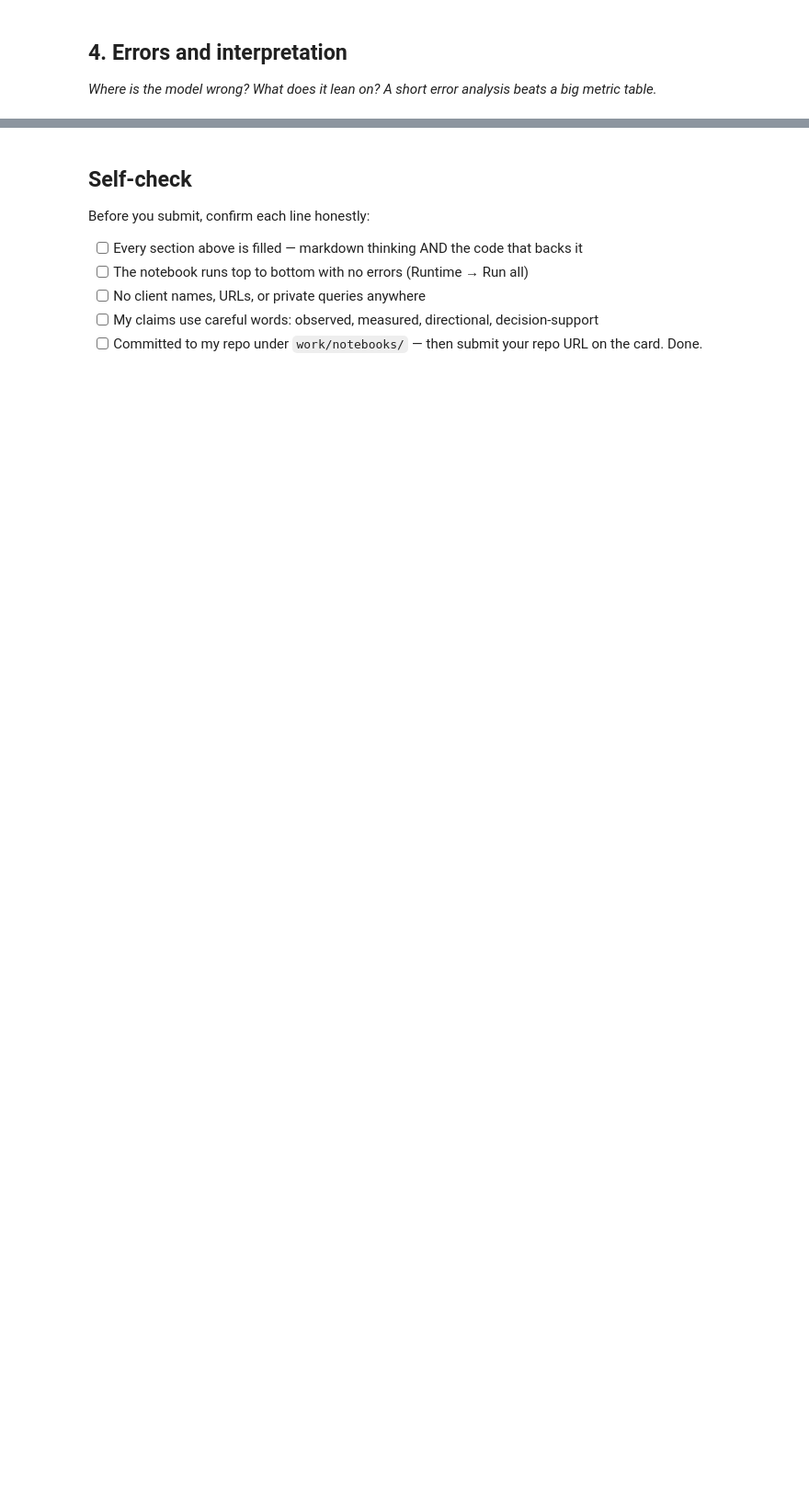
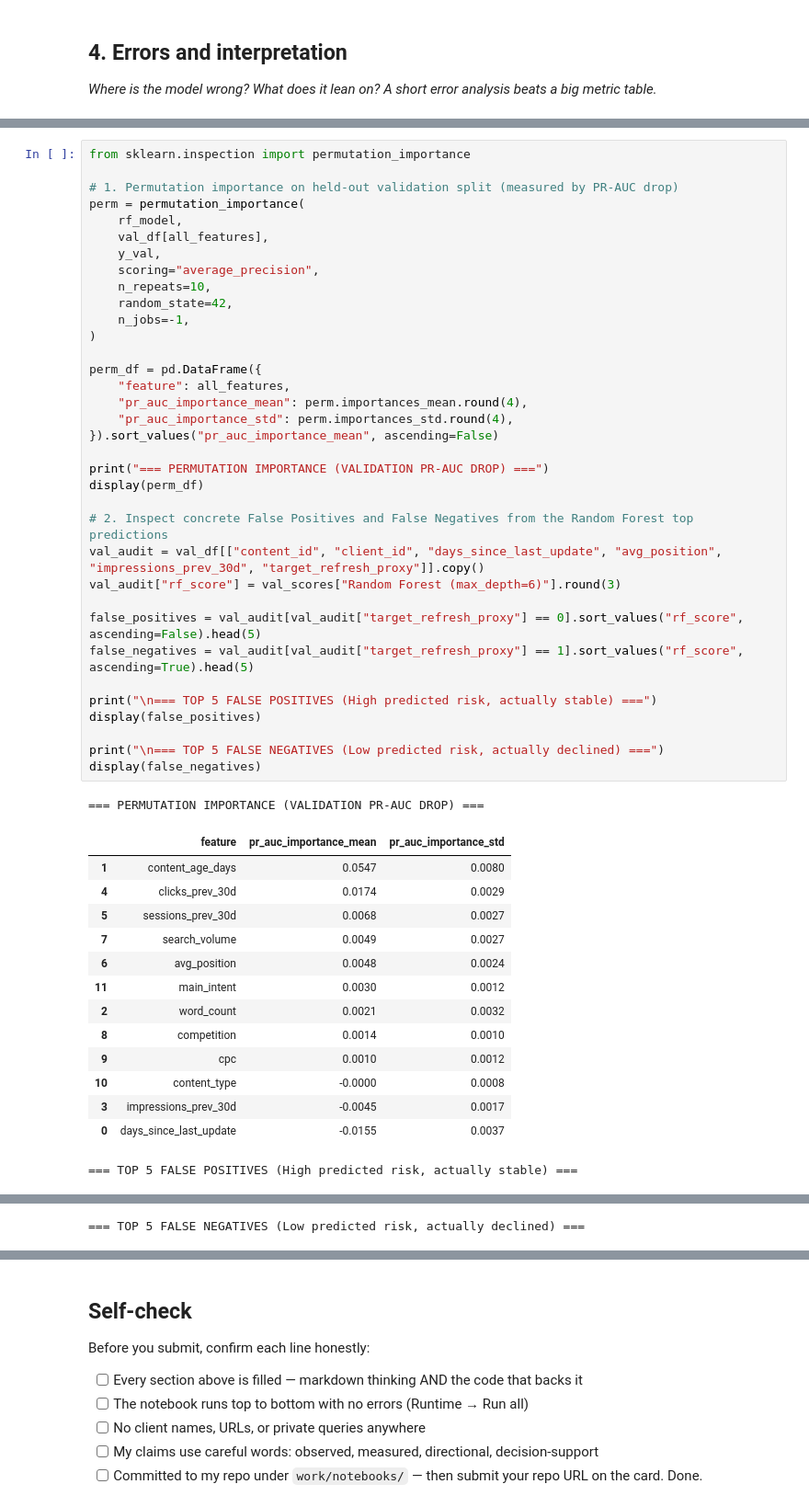
Before and after one commit to lakshmitejaswiniparuchuri/flyrank-ml-internship, a Jupyter notebook: work/notebooks/w05_model.ipynb, the cells around one changed output, grey strips where cells are left out. Shown at 92% size. Saved outputs shown, nothing was run; the diff lists cells and outputs as text; blank space fills up the shorter version.

Commit message:
Complete Week 5 honest model vs baseline comparison

```diff
--- a/work/notebooks/w05_model.ipynb
+++ b/work/notebooks/w05_model.ipynb
@@ -36,0 +239,51 @@ This skeleton is yours to fill. Work the sections **in order** — each one has
+# %%
+from sklearn.inspection import permutation_importance
+
+# 1. Permutation importance on held-out validation split (measured by PR-AUC drop)
+perm = permutation_importance(
+    rf_model,
+    val_df[all_features],
+    y_val,
+    scoring="average_precision",
+    n_repeats=10,
+    random_state=42,
+    n_jobs=-1,
+)
+
+perm_df = pd.DataFrame({
+    "feature": all_features,
+    "pr_auc_importance_mean": perm.importances_mean.round(4),
+    "pr_auc_importance_std": perm.importances_std.round(4),
+}).sort_values("pr_auc_importance_mean", ascending=False)
+
+print("=== PERMUTATION IMPORTANCE (VALIDATION PR-AUC DROP) ===")
+display(perm_df)
+
+# 2. Inspect concrete False Positives and False Negatives from the Random Forest top predictions
+val_audit = val_df[["content_id", "client_id", "days_since_last_update", "avg_position", "impressions_prev_30d", "target_refresh_proxy"]].copy()
+val_audit["rf_score"] = val_scores["Random Forest (max_depth=6)"].round(3)
+
+false_positives = val_audit[val_audit["target_refresh_proxy"] == 0].sort_values("rf_score", ascending=False).head(5)
+false_negatives = val_audit[val_audit["target_refresh_proxy"] == 1].sort_values("rf_score", ascending=True).head(5)
+
+print("\n=== TOP 5 FALSE POSITIVES (High predicted risk, actually stable) ===")
+display(false_positives)
+
+print("\n=== TOP 5 FALSE NEGATIVES (Low predicted risk, actually declined) ===")
+display(false_negatives)
+# %% [output]
+=== PERMUTATION IMPORTANCE (VALIDATION PR-AUC DROP) ===
+|  | feature | pr_auc_importance_mean | pr_auc_importance_std |
+| 1 | content_age_days | 0.0547 | 0.0080 |
+| 4 | clicks_prev_30d | 0.0174 | 0.0029 |
+| 5 | sessions_prev_30d | 0.0068 | 0.0027 |
+| 7 | search_volume | 0.0049 | 0.0027 |
+| 6 | avg_position | 0.0048 | 0.0024 |
+| 11 | main_intent | 0.0030 | 0.0012 |
+| 2 | word_count | 0.0021 | 0.0032 |
+| 8 | competition | 0.0014 | 0.0010 |
+| 9 | cpc | 0.0010 | 0.0012 |
+| 10 | content_type | -0.0000 | 0.0008 |
+| 3 | impressions_prev_30d | -0.0045 | 0.0017 |
+| 0 | days_since_last_update | -0.0155 | 0.0037 |
+=== TOP 5 FALSE POSITIVES (High predicted risk, actually stable) ===
@@ -36,0 +296 @@ This skeleton is yours to fill. Work the sections **in order** — each one has
+=== TOP 5 FALSE NEGATIVES (Low predicted risk, actually declined) ===
```
Also changed, not shown: parts of 12 cells of this notebook.
